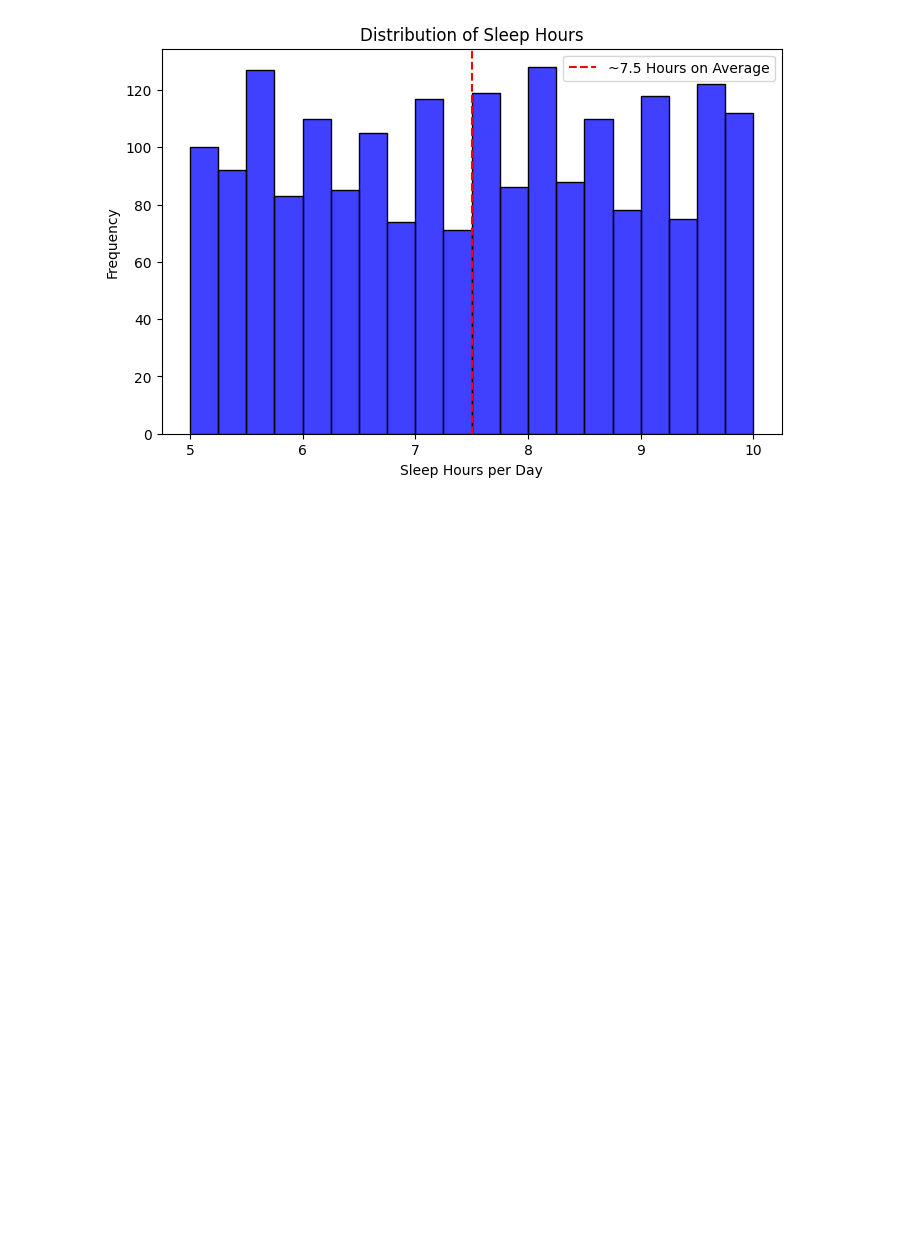
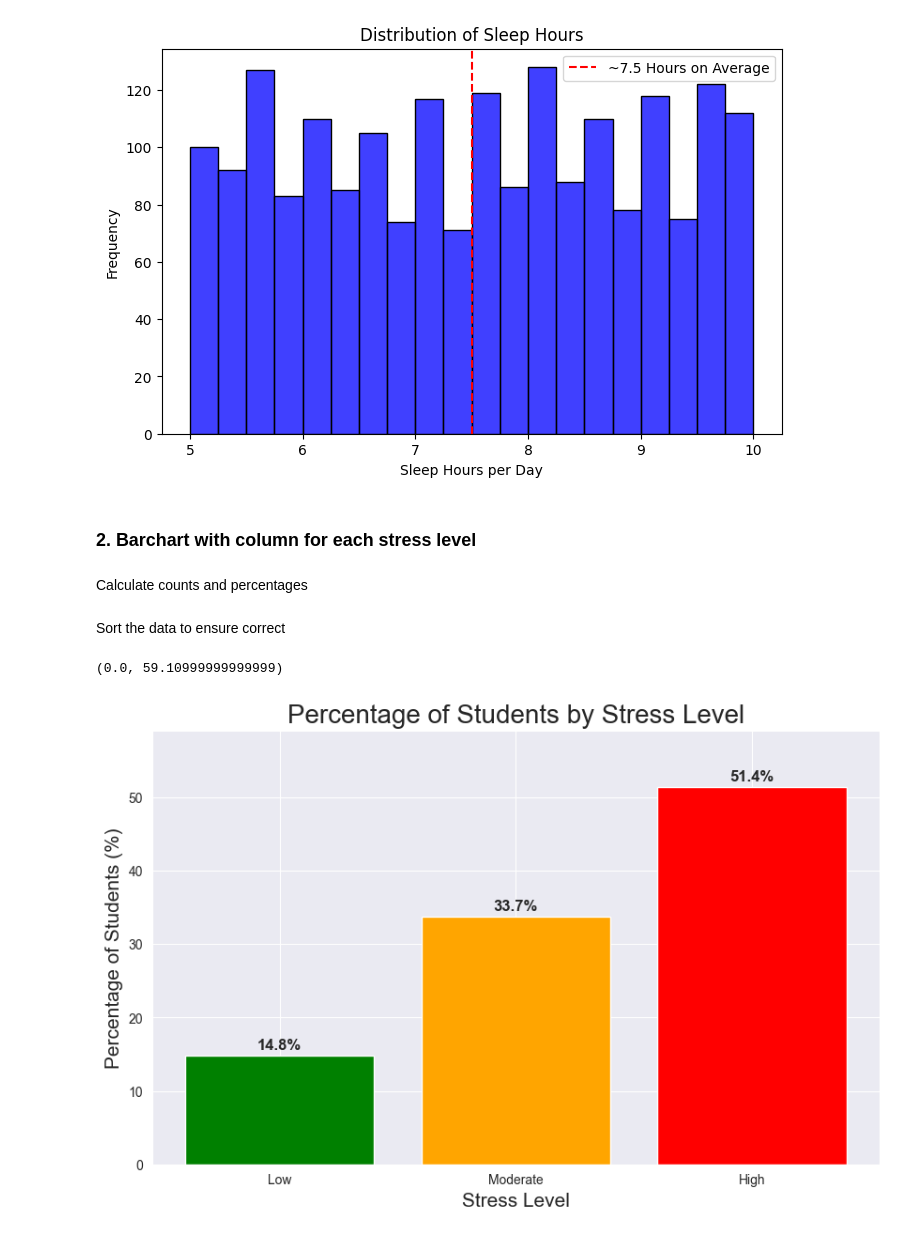
Before and after one commit to datpetr/students_habits_gpa, a Jupyter notebook: graphs.ipynb, the cells around one changed output. Saved outputs shown, nothing was run; the diff lists cells and outputs as text; code cells hidden in the pictures; blank space fills up the shorter version.

```diff
--- a/graphs.ipynb
+++ b/graphs.ipynb
@@ -29,3 +123,36 @@ plt.legend()
 plt.show()
 # %% [output]
 [figure]
+# %% [markdown]
+### 2. Barchart with column for each stress level
+# %% [markdown]
+Calculate counts and percentages
+# %%
+stress_counts = df['stress_level'].value_counts()
+stress_percentages = (stress_counts / len(df) * 100).round(1)
+# %% [markdown]
+Sort the data to ensure correct
+# %%
+sorted_stress = ['Low', 'Moderate', 'High']
+stress_percentages = stress_percentages.reindex(sorted_stress)
+# %%
+colors = ['green', 'orange', 'red']
+# %%
+plt.figure(figsize=(10, 6))
+bars = plt.bar(stress_percentages.index, stress_percentages.values, color=colors)
+
+# Add percentage labels on top of each bar
+for bar in bars:
+    height = bar.get_height()
+    plt.text(bar.get_x() + bar.get_width()/2, height + 0.5,
+             f'{height}%',
+             ha='center', va='bottom', fontsize=12, fontweight='bold')
+
+# Add labels and title
+plt.title('Percentage of Students by Stress Level', fontsize=20)
+plt.xlabel('Stress Level', fontsize=15)
+plt.ylabel('Percentage of Students (%)', fontsize=15)
+plt.ylim(0, max(stress_percentages.values) * 1.15)  # Add room for labels
+# %% [output]
+(0.0, 59.10999999999999)
+[figure, added]
```
Also changed, not shown: parts of 3 cells of this notebook.
